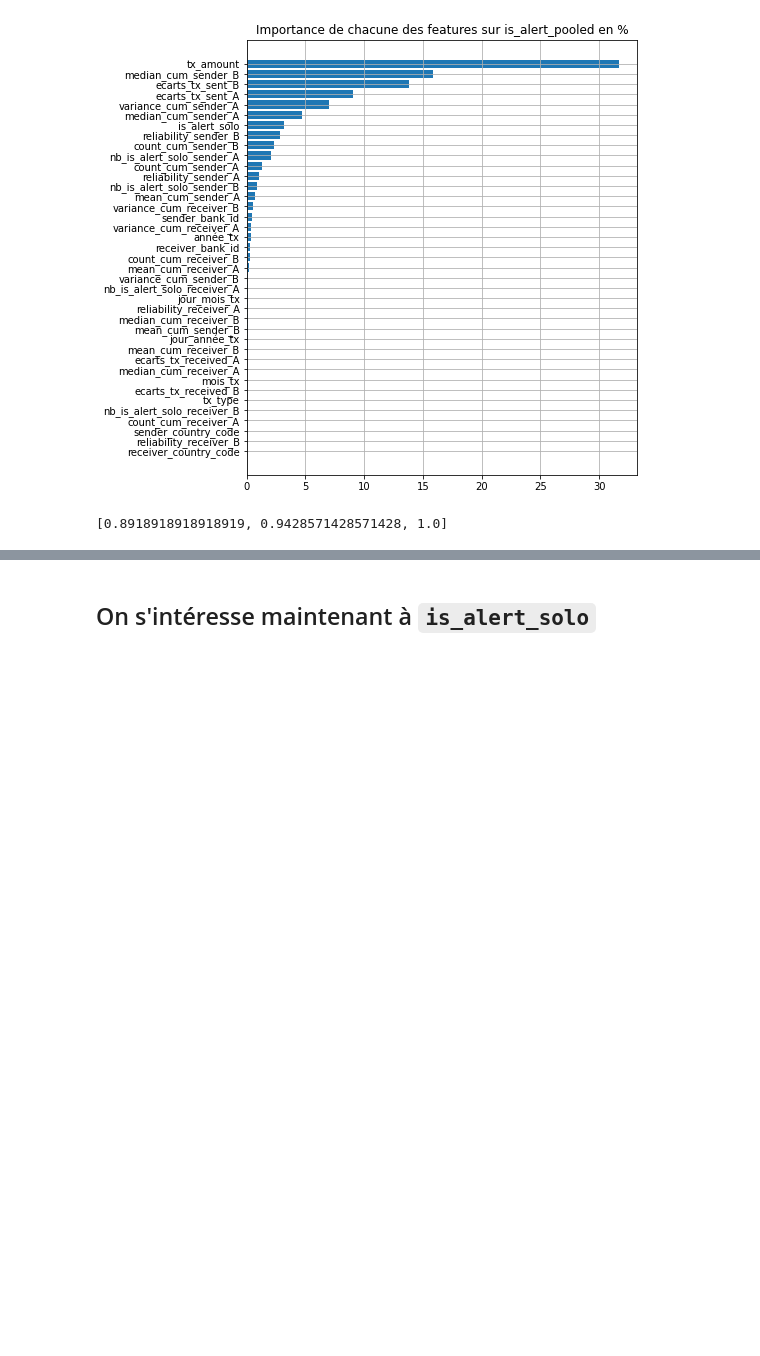
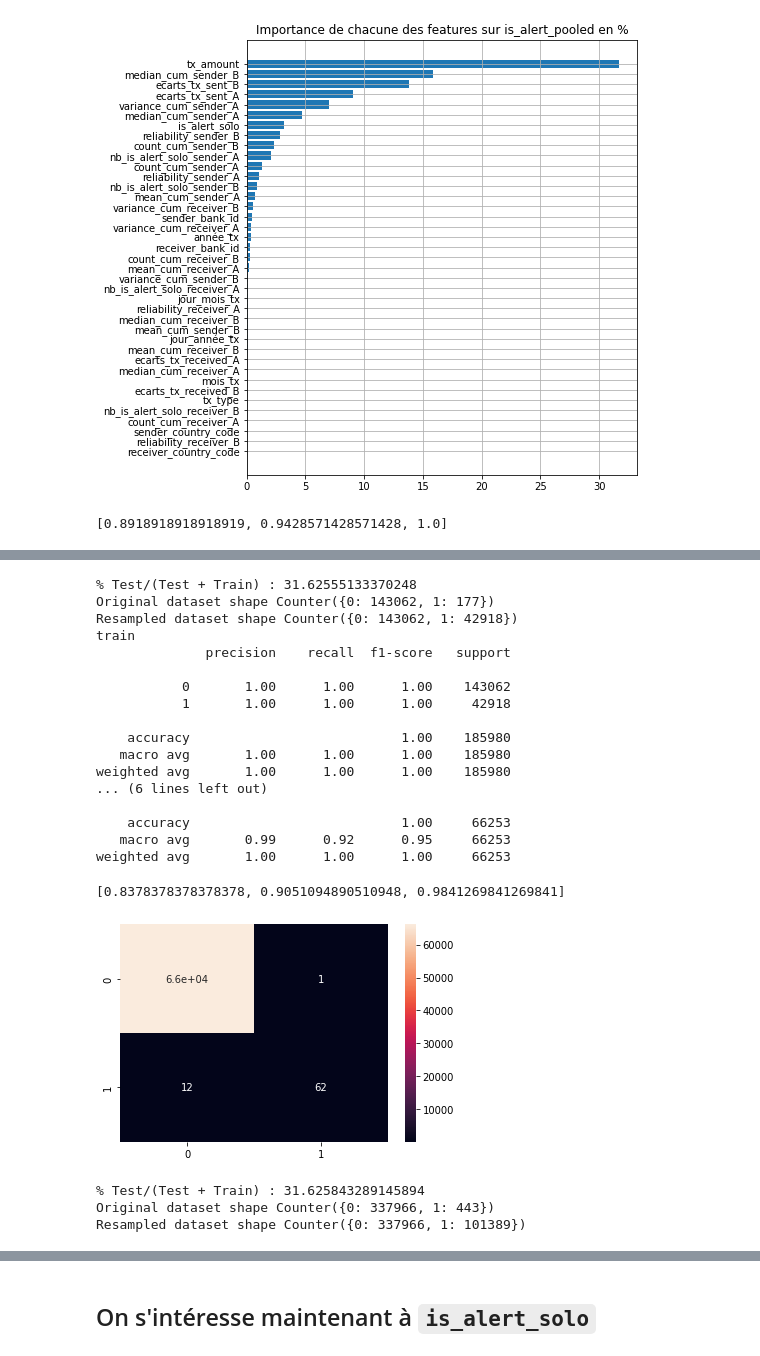
Before and after one commit to CorentinPernot/Statapp, a Jupyter notebook: Notebook/modé.ipynb, the cells around one changed output, grey strips where cells are left out. Saved outputs shown, nothing was run; the diff lists cells and outputs as text; code cells hidden in the pictures; blank space fills up the shorter version.

Commit message:
explainable boosting machine interpretML

```diff
--- a/Notebook/modé.ipynb
+++ b/Notebook/modé.ipynb
@@ -394,11 +394,11 @@ cat_cols= ['sender_country_code', 'receiver_country_code',
 # %%
 def evaluation_classifier(df_to_split, time, delta, scaler_, classifier, SMote, feature_importance, affichage):
     "fonction pipeline qui met tous les éléments bout à bout"
-    " scaler_: le scaler à utiliser "
+    "scaler_: le scaler à utiliser, mettre 'False' si on ne veut pas scaler "
     "classifier : classifier à utiliser "
     "SMote : True ou False"
     "feature_importance : True ou False"
-    " affichage : True ou False"
+    "affichage : True ou False"
     #X_train, X_test, y_train, y_test
     X_train, X_test, y_train, y_test = train_test_split_time(df_to_split,time,delta)
 
@@ -411,17 +411,16 @@ def evaluation_classifier(df_to_split, time, delta, scaler_, classifier, SMote,
         X_train, y_train = sm.fit_resample(X_train, y_train)
         print('Resampled dataset shape %s' % Counter(y_train))
 
+    #Scaling
+    if scaler_ != False :
+        scaler=scaler_
+        #X_train = scaler.fit_transform(X_train) #fit_transform is a easy way to do the following normally
+        #X_test= scaler.transform(X_test)
+        X_train_scaled = pd.DataFrame(scaler.fit_transform(X_train[num_cols]),index=X_train.index, columns= num_cols)
+        X_test_scaled = pd.DataFrame(scaler.transform(X_test[num_cols]),index=X_test.index, columns= num_cols)
 
-
-    #Scaling
-    scaler=scaler_
-    #X_train = scaler.fit_transform(X_train) #fit_transform is a easy way to do the following normally
-    #X_test= scaler.transform(X_test)
-    X_train_scaled = pd.DataFrame(scaler.fit_transform(X_train[num_cols]),index=X_train.index, columns= num_cols)
-    X_test_scaled = pd.DataFrame(scaler.transform(X_test[num_cols]),index=X_test.index, columns= num_cols)
-
-    X_train = pd.concat([X_train_scaled,X_train[cat_cols]],axis=1)
-    X_test = pd.concat([X_test_scaled,X_test[cat_cols]],axis=1)
+        X_train = pd.concat([X_train_scaled,X_train[cat_cols]],axis=1)
+        X_test = pd.concat([X_test_scaled,X_test[cat_cols]],axis=1)
     X_t= X_train.copy()
 
     #Entrainement du modèle et prédictions
@@ -1671,0 +1725,33 @@ weighted avg       1.00      1.00      1.00     66253
+# %%
+#On fixe la date initiale
+time = datetime.datetime(2019, 5, 16)
+#On fixe l'horizon
+delta= 200
+
+evaluation_classifier(df_B_bis, time, delta, StandardScaler(), ExplainableBoostingClassifier(), True, False, True)
+# %% [output]
+% Test/(Test + Train) : 31.62555133370248
+Original dataset shape Counter({0: 143062, 1: 177})
+Resampled dataset shape Counter({0: 143062, 1: 42918})
+train
+              precision    recall  f1-score   support
+
+           0       1.00      1.00      1.00    143062
+           1       1.00      1.00      1.00     42918
+
+    accuracy                           1.00    185980
+   macro avg       1.00      1.00      1.00    185980
+weighted avg       1.00      1.00      1.00    185980
+... (6 lines left out)
+
+    accuracy                           1.00     66253
+   macro avg       0.99      0.92      0.95     66253
+weighted avg       1.00      1.00      1.00     66253
+[0.8378378378378378, 0.9051094890510948, 0.9841269841269841]
+[figure, added]
+# %%
+X_train, X_test, y_train, y_test = prep_train_test(df_bis, time, delta, False, True)
+# %% [output]
+% Test/(Test + Train) : 31.625843289145894
+Original dataset shape Counter({0: 337966, 1: 443})
+Resampled dataset shape Counter({0: 337966, 1: 101389})
```
Also changed, not shown: parts of 5 cells of this notebook.
